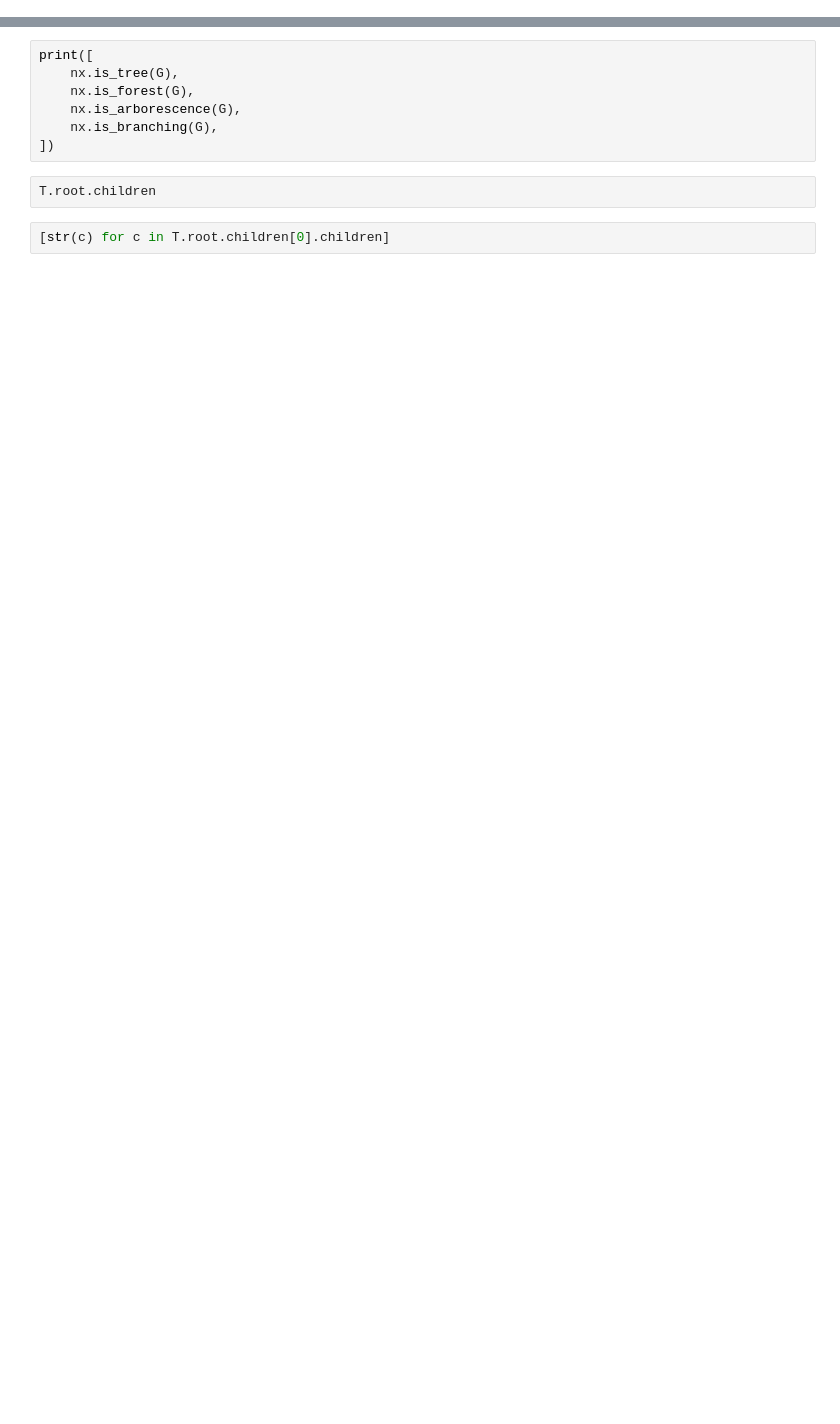
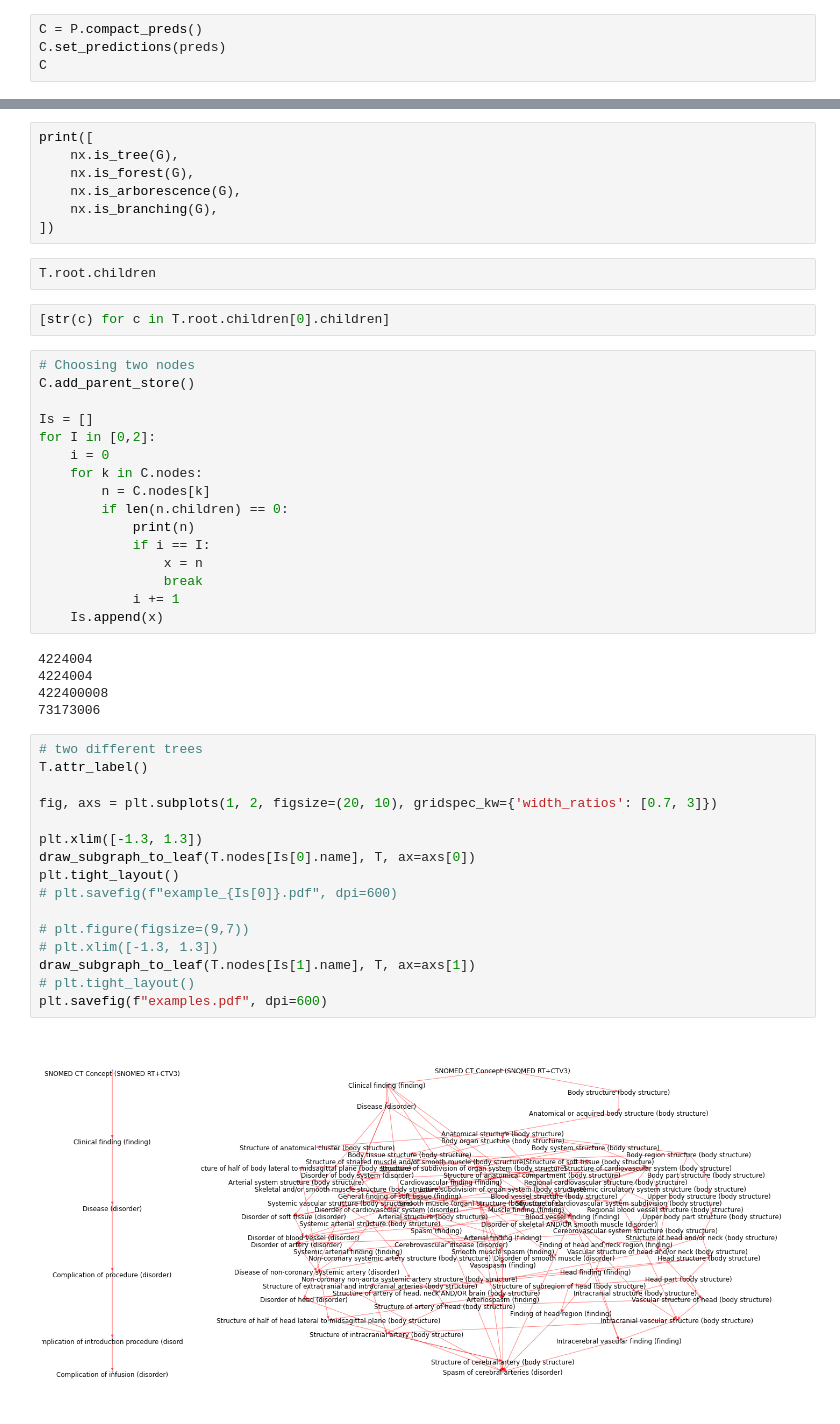
Before and after one commit to SeanMcCarren/visualizing-side-effects, a Jupyter notebook: example.ipynb, the cells around one changed output, grey strips where cells are left out. Saved outputs shown, nothing was run; the diff lists cells and outputs as text; blank space fills up the shorter version.

```diff
--- a/example.ipynb
+++ b/example.ipynb
@@ -82,0 +35,4 @@ Secondary malignant neoplasm of thyroid gland
+# %%
+C = P.compact_preds()
+C.set_predictions(preds)
+C
@@ -114,3 +188,42 @@ print([
 T.root.children
 # %%
 [str(c) for c in T.root.children[0].children]
+# %%
+# Choosing two nodes
+C.add_parent_store()
+
+Is = []
+for I in [0,2]:
+    i = 0
+    for k in C.nodes:
+        n = C.nodes[k]
+        if len(n.children) == 0:
+            print(n)
+            if i == I:
+                x = n
+                break
+            i += 1
+    Is.append(x)
+# %% [output]
+4224004
+4224004
+422400008
+73173006
+# %%
+# two different trees
+T.attr_label()
+
+fig, axs = plt.subplots(1, 2, figsize=(20, 10), gridspec_kw={'width_ratios': [0.7, 3]})
+
+plt.xlim([-1.3, 1.3])
+draw_subgraph_to_leaf(T.nodes[Is[0].name], T, ax=axs[0])
+plt.tight_layout()
+# plt.savefig(f"example_{Is[0]}.pdf", dpi=600)
+
+# plt.figure(figsize=(9,7))
+# plt.xlim([-1.3, 1.3])
+draw_subgraph_to_leaf(T.nodes[Is[1].name], T, ax=axs[1])
+# plt.tight_layout()
+plt.savefig(f"examples.pdf", dpi=600)
+# %% [output]
+[figure, added]
```
Also changed, not shown: parts of 15 cells of this notebook.
